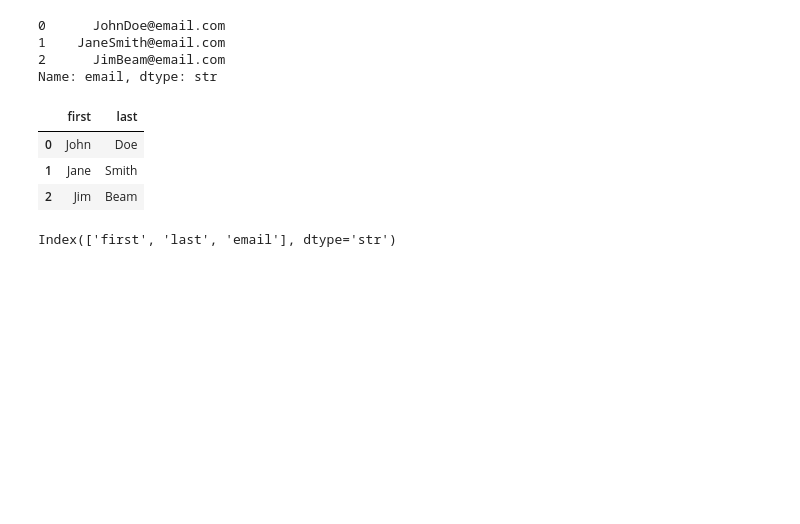
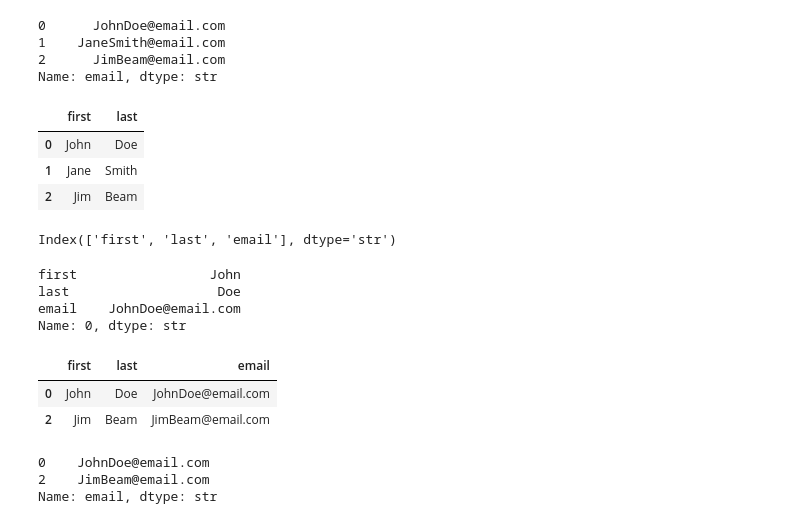
Before and after one commit to noname7321/vscodepractice, a Jupyter notebook: python/pandas_practice/pandas_understand.ipynb, the cells around one changed output. Cells and saved outputs as stored; diff of their text form; code cells hidden in the pictures; blank space fills up the shorter version.

```diff
--- a/python/pandas_practice/pandas_understand.ipynb
+++ b/python/pandas_practice/pandas_understand.ipynb
@@ -48,3 +48,22 @@ df[['first', 'last']] # passing a list to access multiple columns
 df.columns # to see all column names
 # %% [output]
 Index(['first', 'last', 'email'], dtype='str')
+# %%
+df.iloc[0]  # access first row by position, returns a Series
+# %% [output]
+first                 John
+last                   Doe
+email    JohnDoe@email.com
+Name: 0, dtype: str
+# %%
+df.iloc[[0,2]]  # access first and third rows by position, returns a DataFrame
+# %% [output]
+|  | first | last | email |
+| 0 | John | Doe | JohnDoe@email.com |
+| 2 | Jim | Beam | JimBeam@email.com |
+# %%
+df.iloc[[0,2],2]  # access first and third rows, third column (email)
+# %% [output]
+0    JohnDoe@email.com
+2    JimBeam@email.com
+Name: email, dtype: str
```
Also changed, not shown: parts of 2 cells of this notebook, 1 other file.
